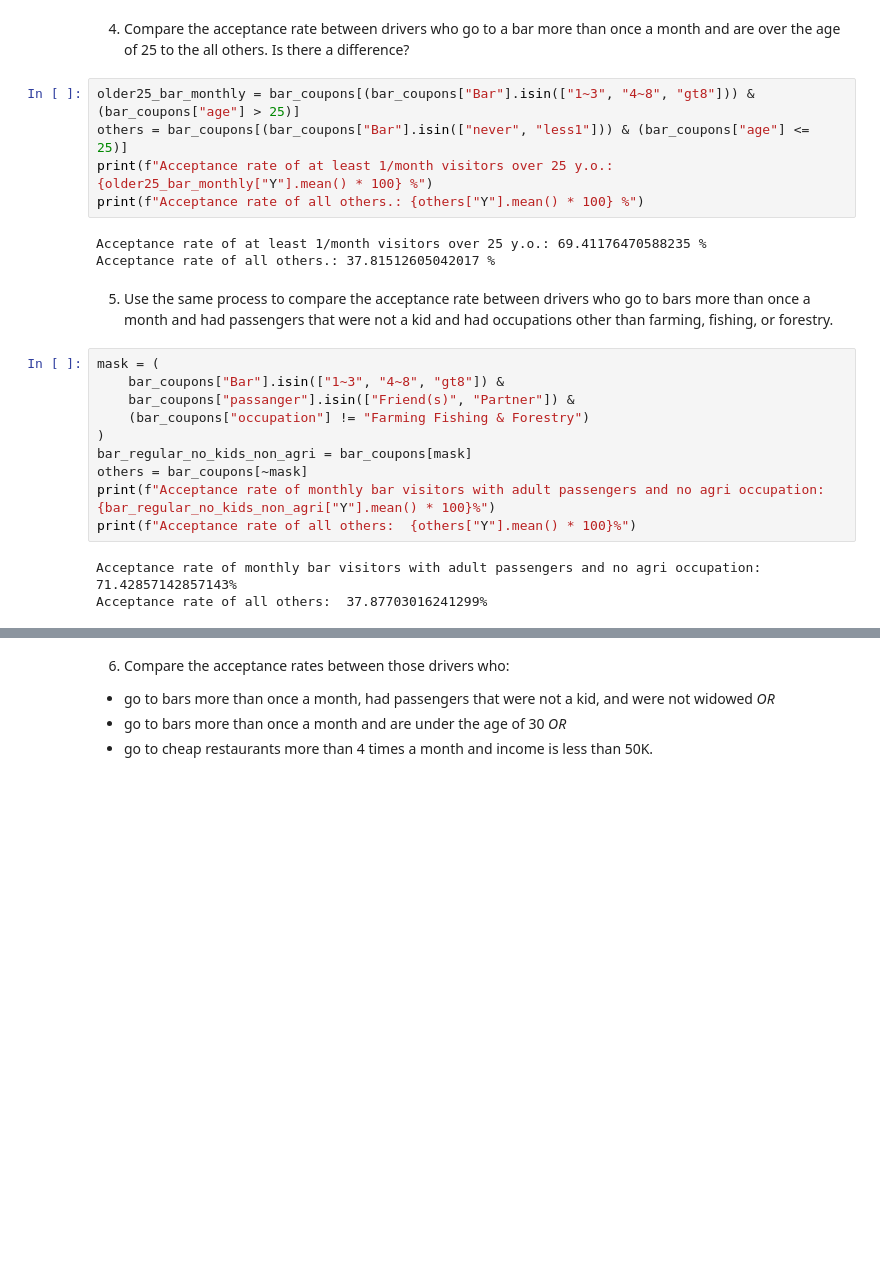
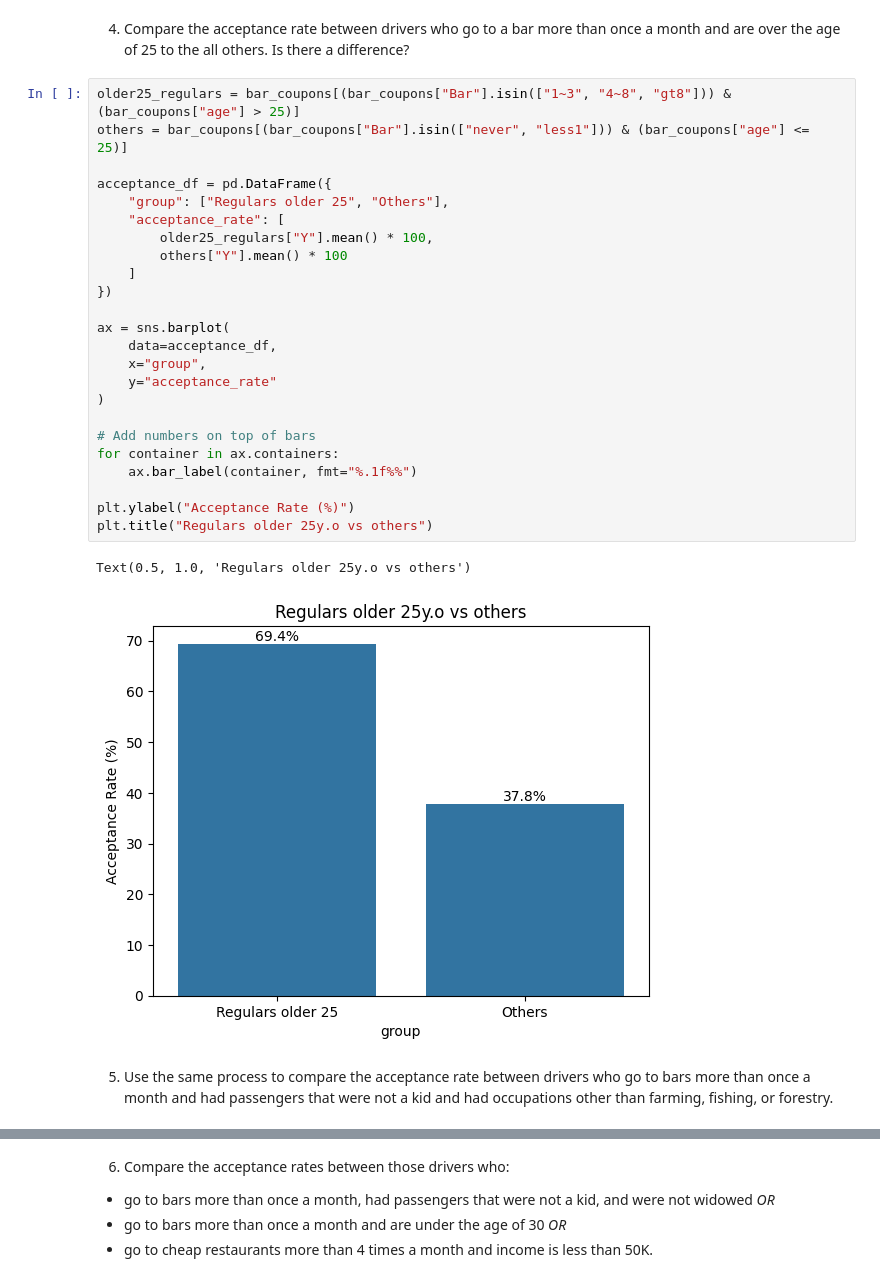
Before and after one commit to vilyapilya/coupon_acceptance_analysis, a Jupyter notebook: prompt.ipynb, the cells around one changed output, grey strips where cells are left out. Drawn from its saved outputs; the diff is of its cells as text; blank space fills up the shorter version.

```diff
--- a/prompt.ipynb
+++ b/prompt.ipynb
@@ -188,25 +203,31 @@ Infrequent: 37.26744186046512%
 # %% [markdown]
 4. Compare the acceptance rate between drivers who go to a bar more than once a month and are over the age of 25 to the all others.  Is there a difference?
 # %%
-older25_bar_monthly = bar_coupons[(bar_coupons["Bar"].isin(["1~3", "4~8", "gt8"])) & (bar_coupons["age"] > 25)]
+older25_regulars = bar_coupons[(bar_coupons["Bar"].isin(["1~3", "4~8", "gt8"])) & (bar_coupons["age"] > 25)]
 others = bar_coupons[(bar_coupons["Bar"].isin(["never", "less1"])) & (bar_coupons["age"] <= 25)]
-print(f"Acceptance rate of at least 1/month visitors over 25 y.o.: {older25_bar_monthly["Y"].mean() * 100} %")
-print(f"Acceptance rate of all others.: {others["Y"].mean() * 100} %")
+
+acceptance_df = pd.DataFrame({
+    "group": ["Regulars older 25", "Others"],
+    "acceptance_rate": [
+        older25_regulars["Y"].mean() * 100,
+        others["Y"].mean() * 100
+    ]
+})
+
+ax = sns.barplot(
+    data=acceptance_df,
+    x="group",
+    y="acceptance_rate"
+)
+
+# Add numbers on top of bars
+for container in ax.containers:
+    ax.bar_label(container, fmt="%.1f%%")
+
+plt.ylabel("Acceptance Rate (%)")
+plt.title("Regulars older 25y.o vs others")
 # %% [output]
-Acceptance rate of at least 1/month visitors over 25 y.o.: 69.41176470588235 %
-Acceptance rate of all others.: 37.81512605042017 %
+Text(0.5, 1.0, 'Regulars older 25y.o vs others')
+[figure, added]
 # %% [markdown]
 5. Use the same process to compare the acceptance rate between drivers who go to bars more than once a month and had passengers that were not a kid and had occupations other than farming, fishing, or forestry.
-# %%
-mask = (
-    bar_coupons["Bar"].isin(["1~3", "4~8", "gt8"]) &
-    bar_coupons["passanger"].isin(["Friend(s)", "Partner"]) &
-    (bar_coupons["occupation"] != "Farming Fishing & Forestry")
-)
-bar_regular_no_kids_non_agri = bar_coupons[mask]
-others = bar_coupons[~mask]
-print(f"Acceptance rate of monthly bar visitors with adult passengers and no agri occupation:  {bar_regular_no_kids_non_agri["Y"].mean() * 100}%")
-print(f"Acceptance rate of all others:  {others["Y"].mean() * 100}%")
-# %% [output]
-Acceptance rate of monthly bar visitors with adult passengers and no agri occupation:  71.42857142857143%
-Acceptance rate of all others:  37.87703016241299%
```
Also changed, not shown: parts of 6 cells of this notebook.
